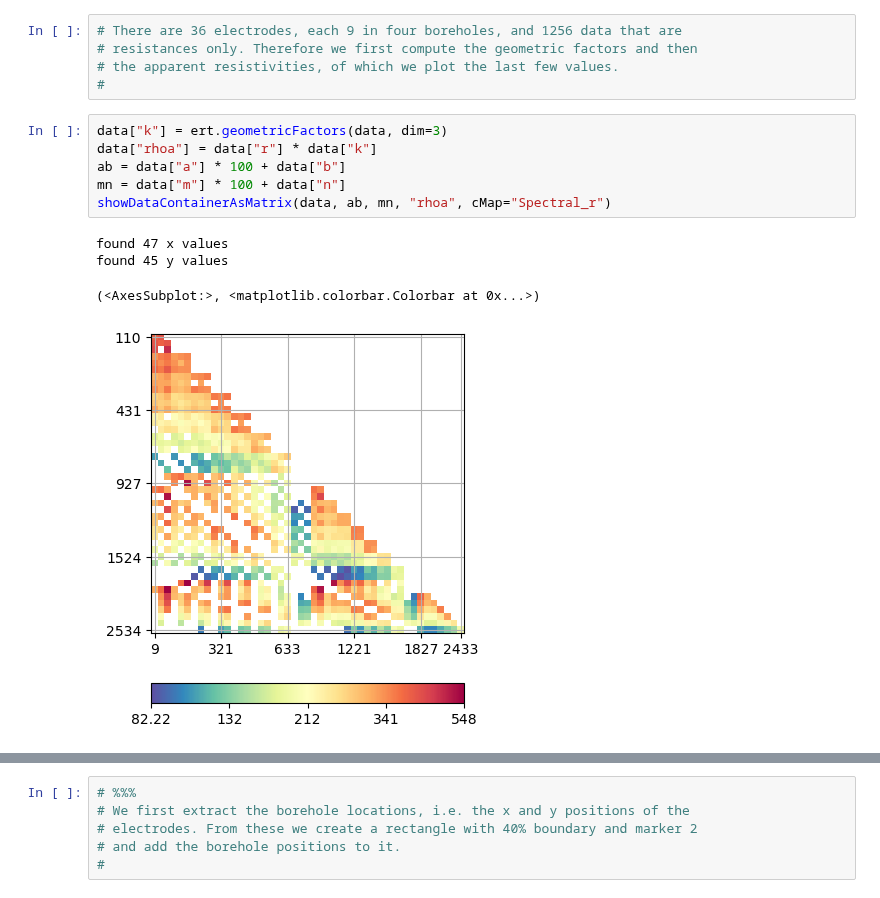
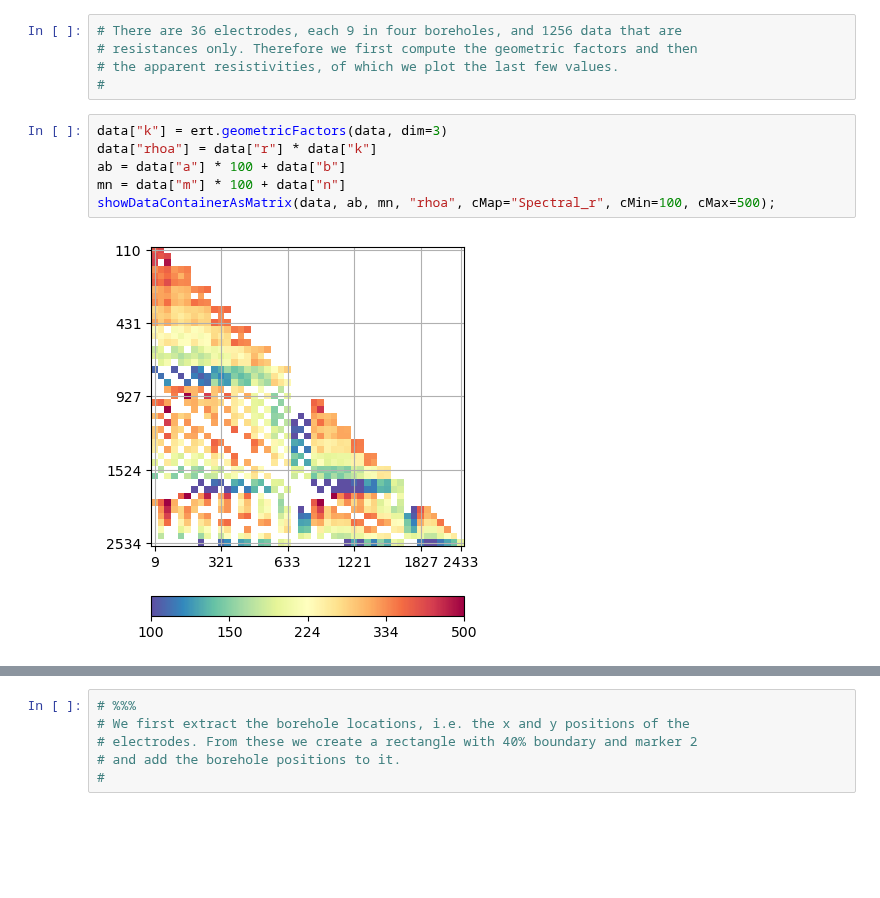
Before and after one commit to gimli-org/notebooks, a Jupyter notebook: ERT/crosshole/ERT3dXH.ipynb, the cells around one changed output, grey strips where cells are left out. Saved outputs shown, nothing was run; the diff lists cells and outputs as text; blank space fills up the shorter version.

```diff
--- a/ERT/crosshole/ERT3dXH.ipynb
+++ b/ERT/crosshole/ERT3dXH.ipynb
@@ -23,11 +23,8 @@ Data: Sensors: 36 data: 753, nonzero entries: ['a', 'b', 'm', 'n', 'r', 'valid']
 # %%
 data["k"] = ert.geometricFactors(data, dim=3)
 data["rhoa"] = data["r"] * data["k"]
 ab = data["a"] * 100 + data["b"]
 mn = data["m"] * 100 + data["n"]
-showDataContainerAsMatrix(data, ab, mn, "rhoa", cMap="Spectral_r")
+showDataContainerAsMatrix(data, ab, mn, "rhoa", cMap="Spectral_r", cMin=100, cMax=500);
 # %% [output]
-found 47 x values
-found 45 y values
-(<AxesSubplot:>, <matplotlib.colorbar.Colorbar at 0x...>)
-[figure, old version]
+[figure, new version]
```
Also changed, not shown: parts of 11 cells of this notebook, 1 other file.
